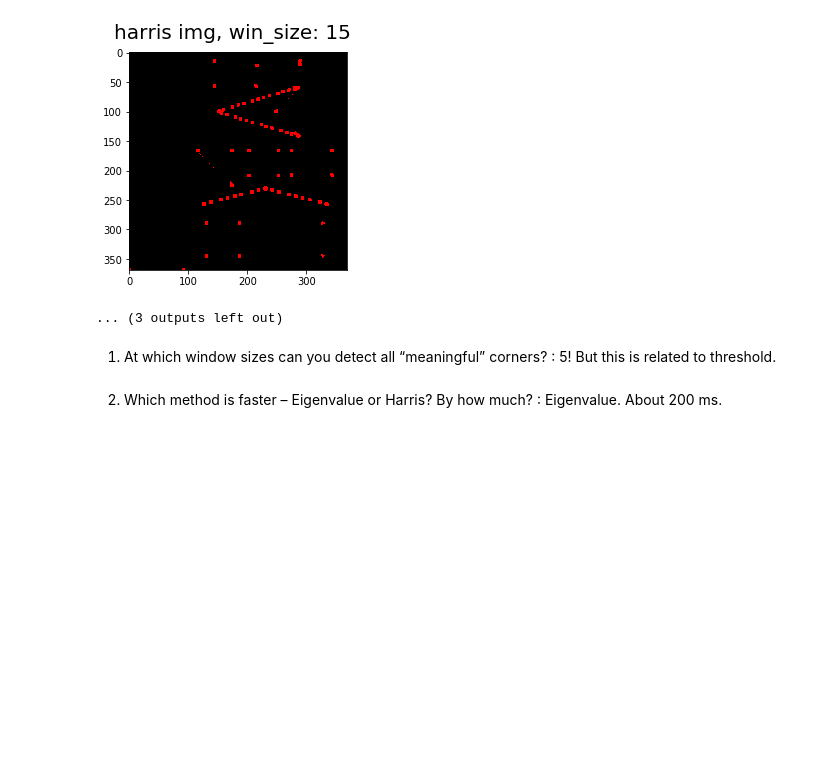
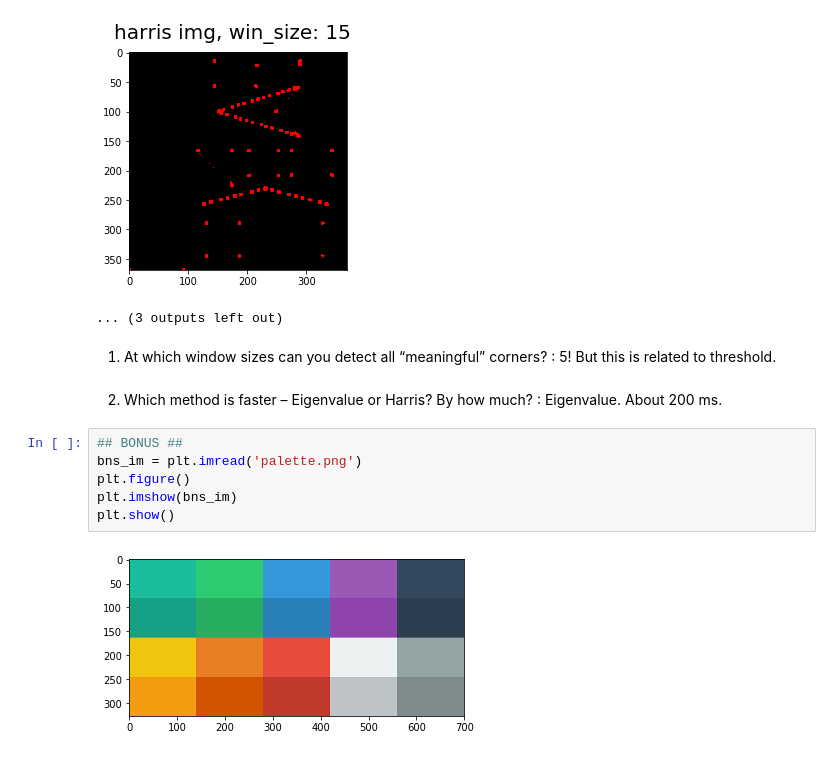
Before and after one commit to kape67/computer_vision_assignment, a Jupyter notebook: school/corners.ipynb, the cells around one changed output. Saved outputs shown, nothing was run; the diff lists cells and outputs as text; blank space fills up the shorter version.

Commit message:
add bonus

```diff
--- a/school/corners.ipynb
+++ b/school/corners.ipynb
@@ -213,3 +211,11 @@ plt.show()
 # %% [markdown]
 2) Which method is faster – Eigenvalue or Harris? By how much?
 : Eigenvalue. About 200 ms.
+# %%
+## BONUS ##
+bns_im = plt.imread('palette.png')
+plt.figure()
+plt.imshow(bns_im)
+plt.show()
+# %% [output]
+[figure, added]
```
Also changed, not shown: parts of 7 cells of this notebook.
